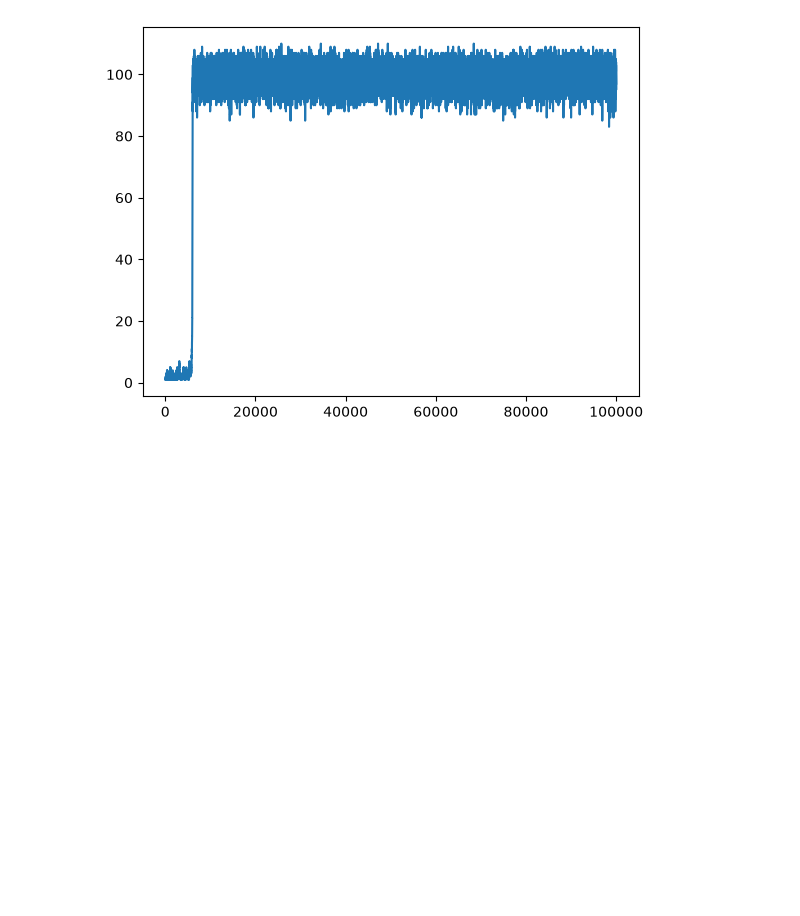
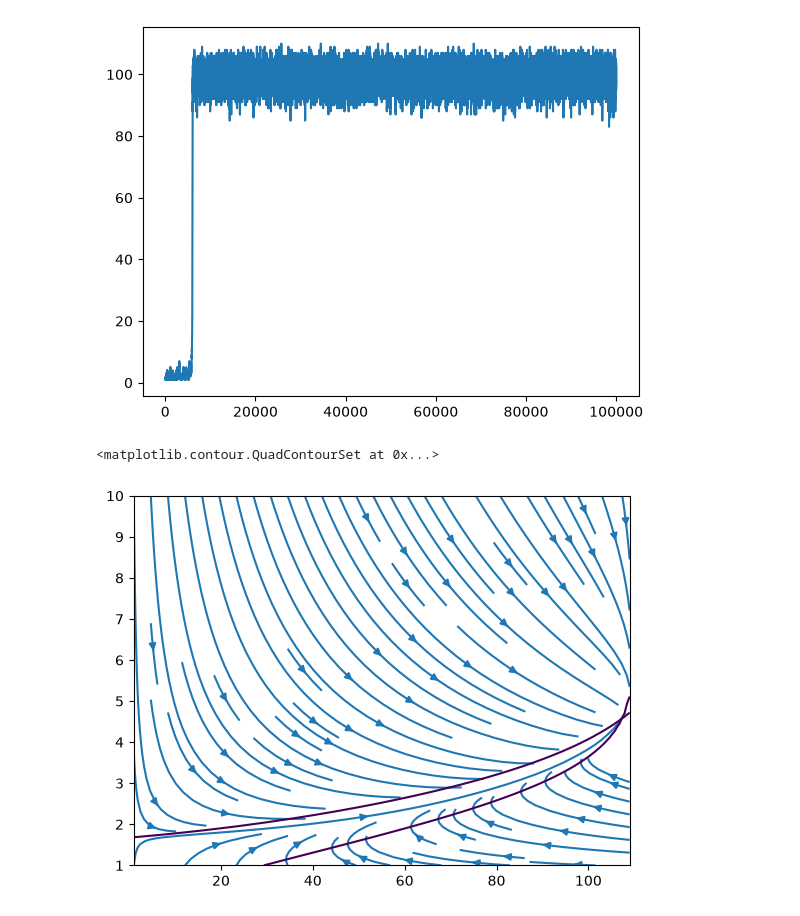
Before and after one commit to slyluc/MasterProject, a Jupyter notebook: analysis/sim_manual_analysis.ipynb, the cells around one changed output. Cells and saved outputs as stored; diff of their text form; code cells hidden in the pictures; blank space fills up the shorter version.

```diff
--- a/analysis/sim_manual_analysis.ipynb
+++ b/analysis/sim_manual_analysis.ipynb
@@ -47,7 +47,7 @@ S = 1
 S_hist[0] = S
 for i in range(T-1):
     g = 1
-    r_val = r(S, S_half, rho, r_min)
+    r_val = r_switch(S, S_half, rho, r_min)
     sweeps = cascade_size(gamma, S, K, rng)
     L_val = L(S, sweeps, r_val, rng)
     ds = g - L_val
@@ -61,6 +61,14 @@ print(S_high)
 100
 [figure]
 # %%
+#Overview
+#State Variables: S, F
+#Parameters: gamma, a, b, S_c, p
+#Intermediates: r, c, G, E, j, q
+
+def q(F, p, q0, p_c, F_c):
+    return q0*(1- p/p_c)*(1- (F-1)/(F_c-1))
+
 def r(q, F):
     return q**F
 
@@ -81,3 +89,39 @@ def dS(c):
 
 def dF(c, F, G, E, S):
     return ((1-c)*(1-F) + G - E)/S
+
+def rhs(S, F, params):
+    gamma, a, b, S_c, p, p_c, F_c, q0 = params
+    q_val = q(F, p, q0, p_c, F_c)
+    r_val = r(q_val, F)
+    c_val = c(r_val, S, S_c)
+    G_val = G(b, r_val, S, S_c)
+    j_val = j(a,F)
+    E_val = E(j_val, gamma, S, S_c)
+    dS_val = dS(c_val)
+    dF_val = dF(c_val, F, G_val, E_val, S)
+    return dS_val, dF_val
+# %%
+gamma = 0.03
+a = 10
+b = 1.1
+S_c = 110
+p = 0.1
+p_c = 0.41
+F_c = 10
+q0 = 0.97
+params = (gamma, a, b, S_c, p, p_c, F_c, q0)   # same order as the unpack line
+
+S_low = S_c*(1-q0)
+# %%
+S_vals = np.linspace(1, 109, 100)
+F_vals = np.linspace(1, 10, 100)
+S_grid, F_grid = np.meshgrid(S_vals, F_vals)
+dS_grid, dF_grid = rhs(S_grid, F_grid, params)
+# %%
+plt.streamplot(S_grid, F_grid, dS_grid, dF_grid )
+plt.contour(S_grid, F_grid, dS_grid, levels=[0])
+plt.contour(S_grid, F_grid, dF_grid, levels=[0])
+# %% [output]
+<matplotlib.contour.QuadContourSet at 0x...>
+[figure, added]
```
Also changed, not shown: parts of 7 cells of this notebook, 1 other file.
